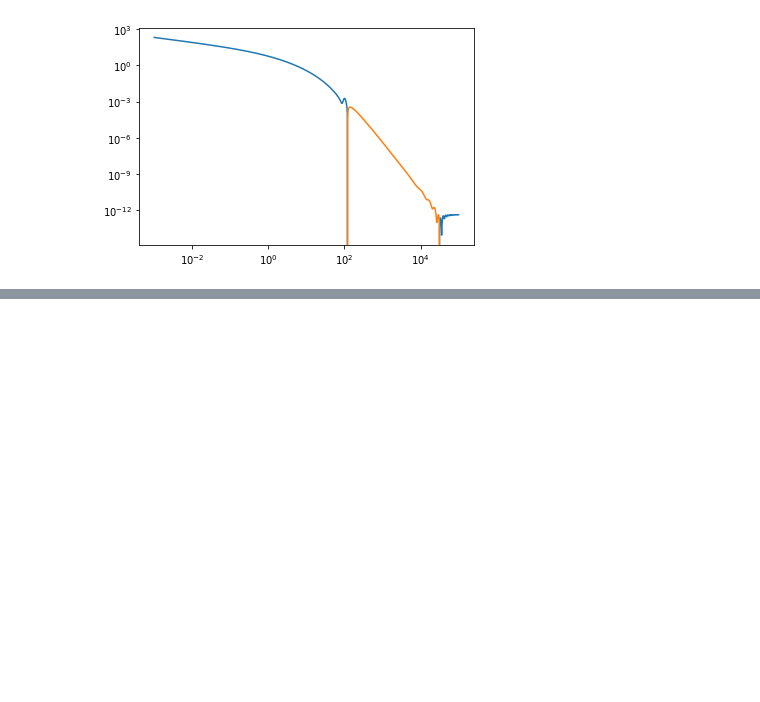
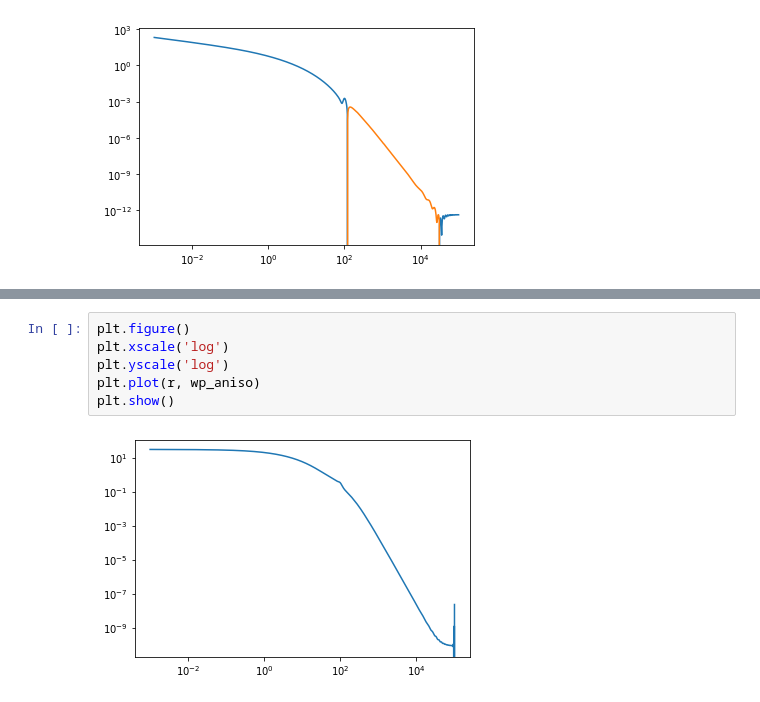
Before and after one commit to git-sunao/wp_fft, a Jupyter notebook: wp.ipynb, the cells around one changed output, grey strips where cells are left out. Drawn from its saved outputs; the diff is of its cells as text; blank space fills up the shorter version.

```diff
--- a/wp.ipynb
+++ b/wp.ipynb
@@ -85,0 +214,8 @@ Jn = fftlog.irfft(np.conj(h_m)) * r_fft**(f.nu-3)
+# %%
+plt.figure()
+plt.xscale('log')
+plt.yscale('log')
+plt.plot(r, wp_aniso)
+plt.show()
+# %% [output]
+[figure, added]
```
Also changed, not shown: parts of 27 cells of this notebook.
